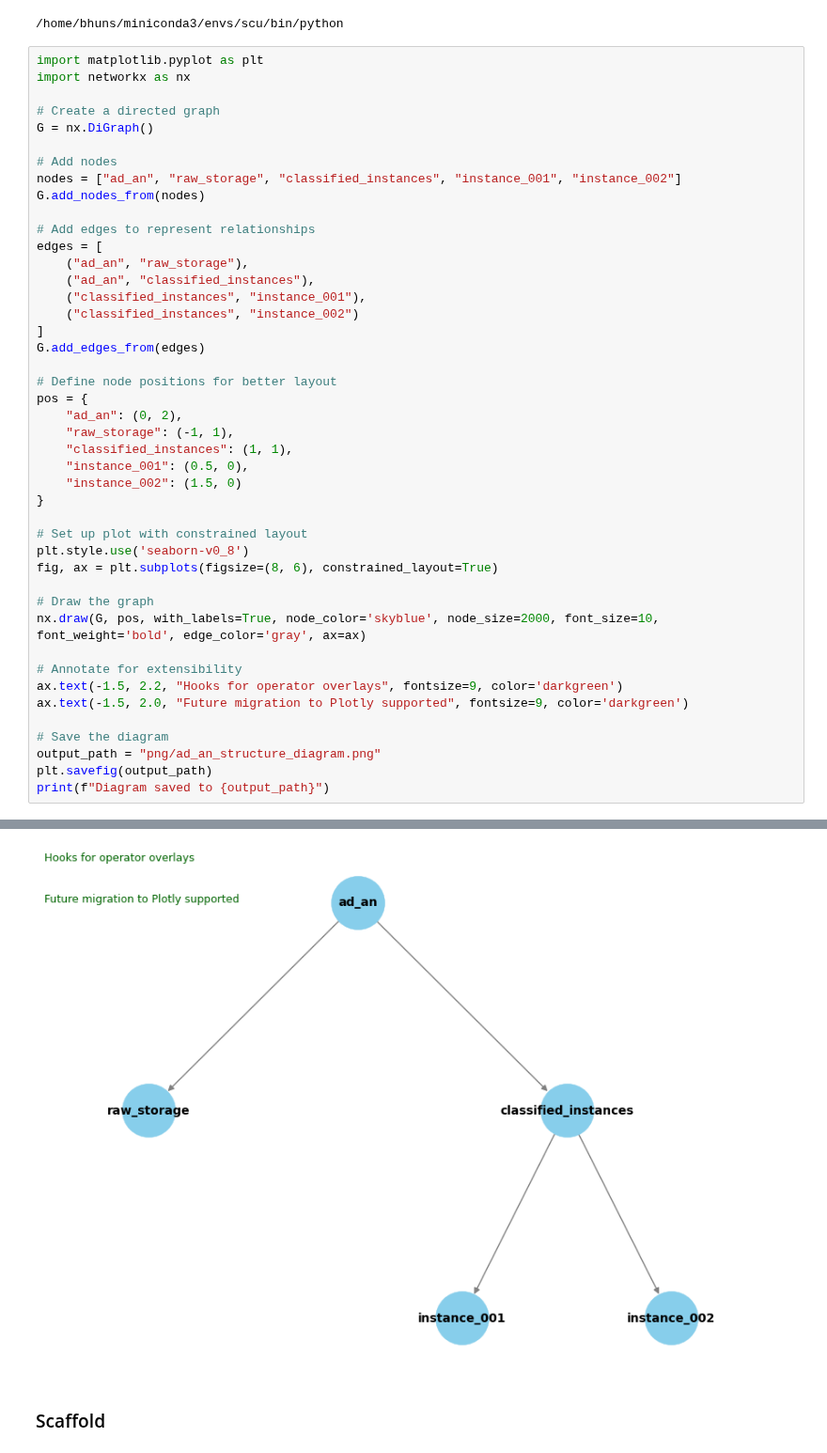
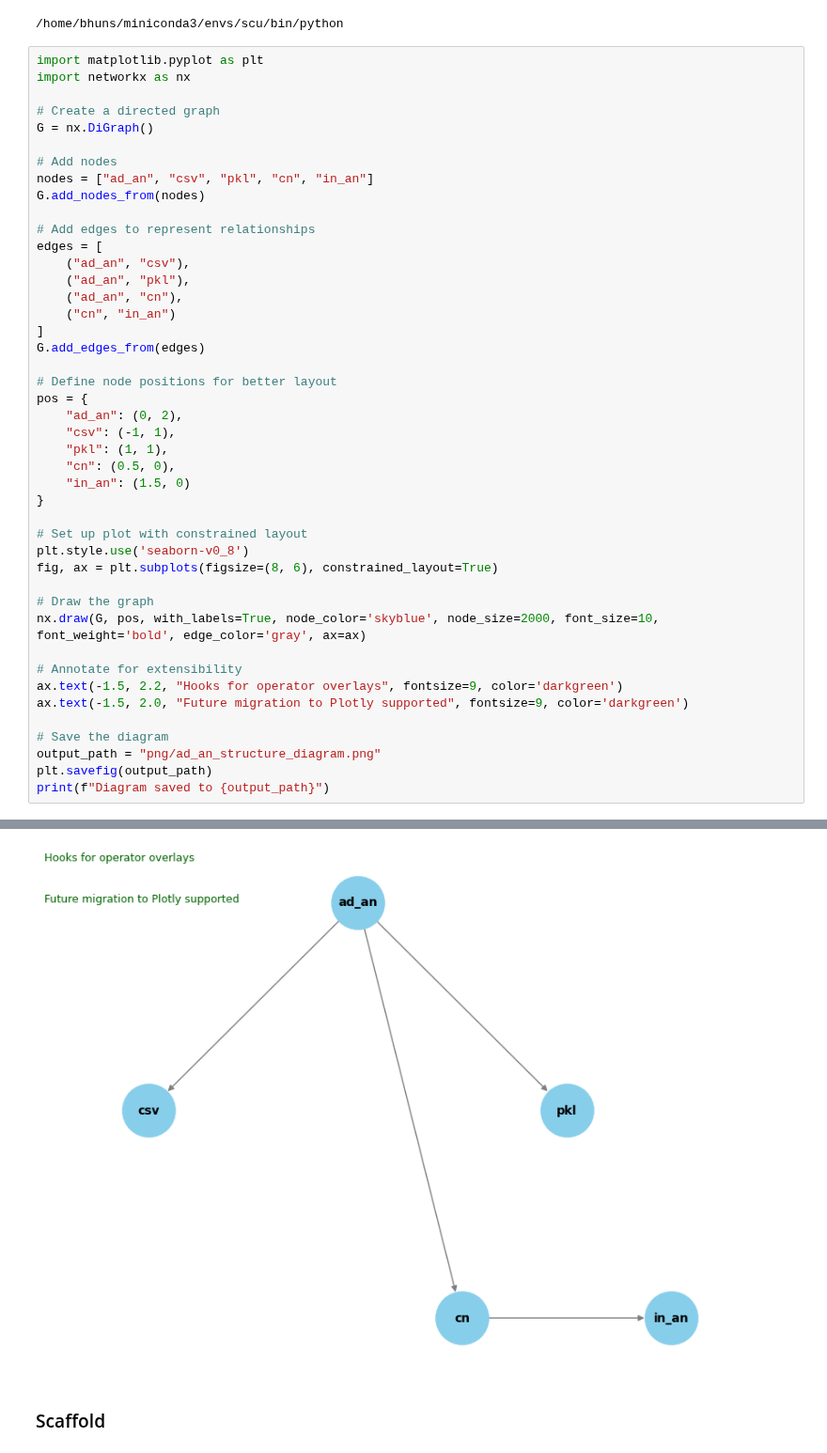
Before and after one commit to bhuns57/JL_1, a Jupyter notebook: Diagrarms_fyi.ipynb, the cells around one changed output, grey strips where cells are left out. Shown at 94% size. Cells and saved outputs as stored; diff of their text form.

```diff
--- a/Diagrarms_fyi.ipynb
+++ b/Diagrarms_fyi.ipynb
@@ -21,45 +21,45 @@ import networkx as nx
 G = nx.DiGraph()
 
 # Add nodes
-nodes = ["ad_an", "raw_storage", "classified_instances", "instance_001", "instance_002"]
+nodes = ["ad_an", "csv", "pkl", "cn", "in_an"]
 G.add_nodes_from(nodes)
 
 # Add edges to represent relationships
 edges = [
-    ("ad_an", "raw_storage"),
-    ("ad_an", "classified_instances"),
-    ("classified_instances", "instance_001"),
-    ("classified_instances", "instance_002")
+    ("ad_an", "csv"),
+    ("ad_an", "pkl"),
+    ("ad_an", "cn"),
+    ("cn", "in_an")
 ]
 G.add_edges_from(edges)
 
 # Define node positions for better layout
 pos = {
     "ad_an": (0, 2),
-    "raw_storage": (-1, 1),
-    "classified_instances": (1, 1),
-    "instance_001": (0.5, 0),
-    "instance_002": (1.5, 0)
+    "csv": (-1, 1),
+    "pkl": (1, 1),
+    "cn": (0.5, 0),
+    "in_an": (1.5, 0)
 }
 
 # Set up plot with constrained layout
 plt.style.use('seaborn-v0_8')
 fig, ax = plt.subplots(figsize=(8, 6), constrained_layout=True)
 
 # Draw the graph
 nx.draw(G, pos, with_labels=True, node_color='skyblue', node_size=2000, font_size=10, font_weight='bold', edge_color='gray', ax=ax)
 
 # Annotate for extensibility
 ax.text(-1.5, 2.2, "Hooks for operator overlays", fontsize=9, color='darkgreen')
 ax.text(-1.5, 2.0, "Future migration to Plotly supported", fontsize=9, color='darkgreen')
 
 # Save the diagram
 output_path = "png/ad_an_structure_diagram.png"
 plt.savefig(output_path)
 print(f"Diagram saved to {output_path}")
 # %% [output]
 Diagram saved to png/ad_an_structure_diagram.png
-[figure, old version]
+[figure, new version]
 # %% [markdown]
 ### Scaffold
 # %% [markdown]
```
Also changed, not shown: 3 other files.
